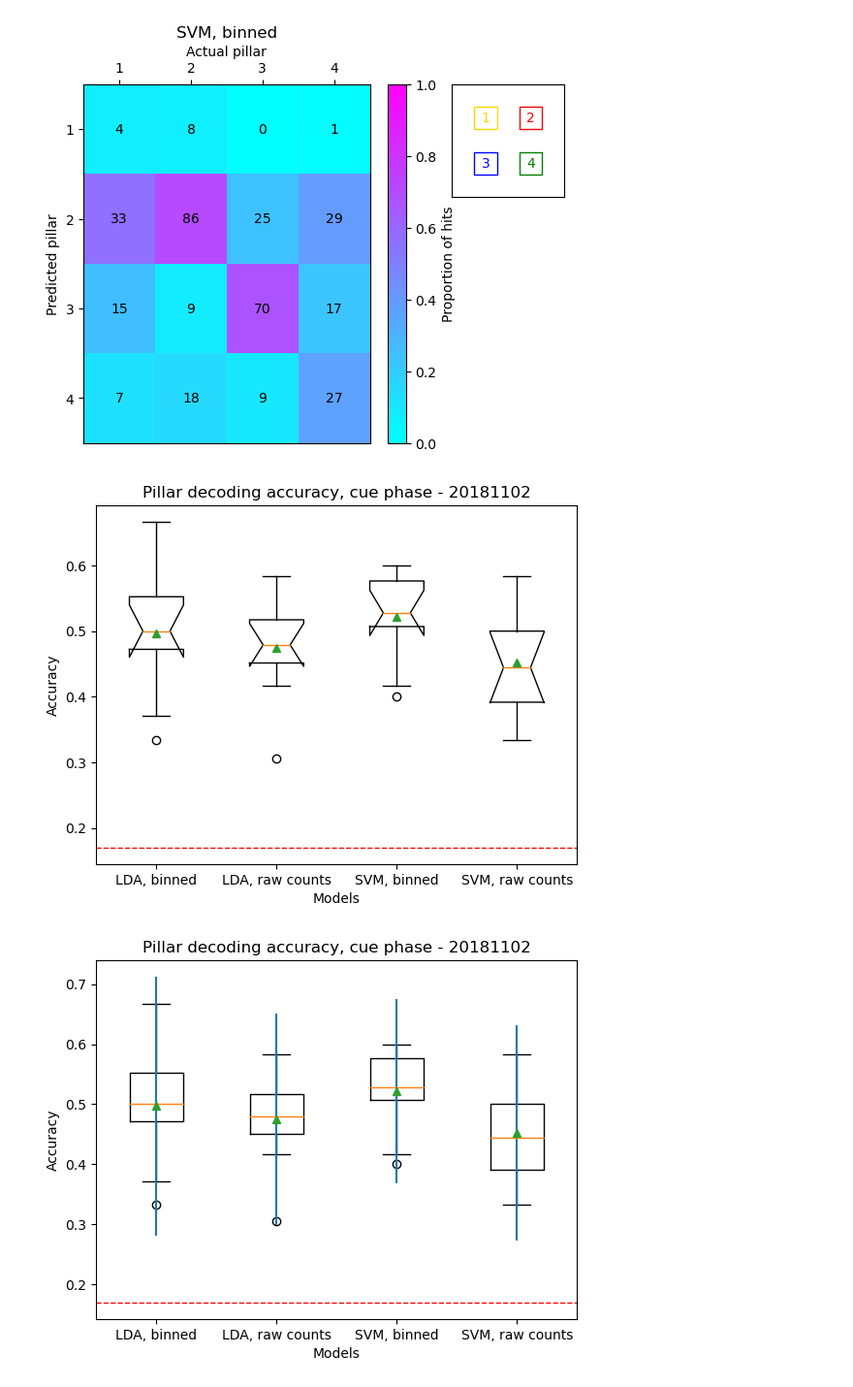
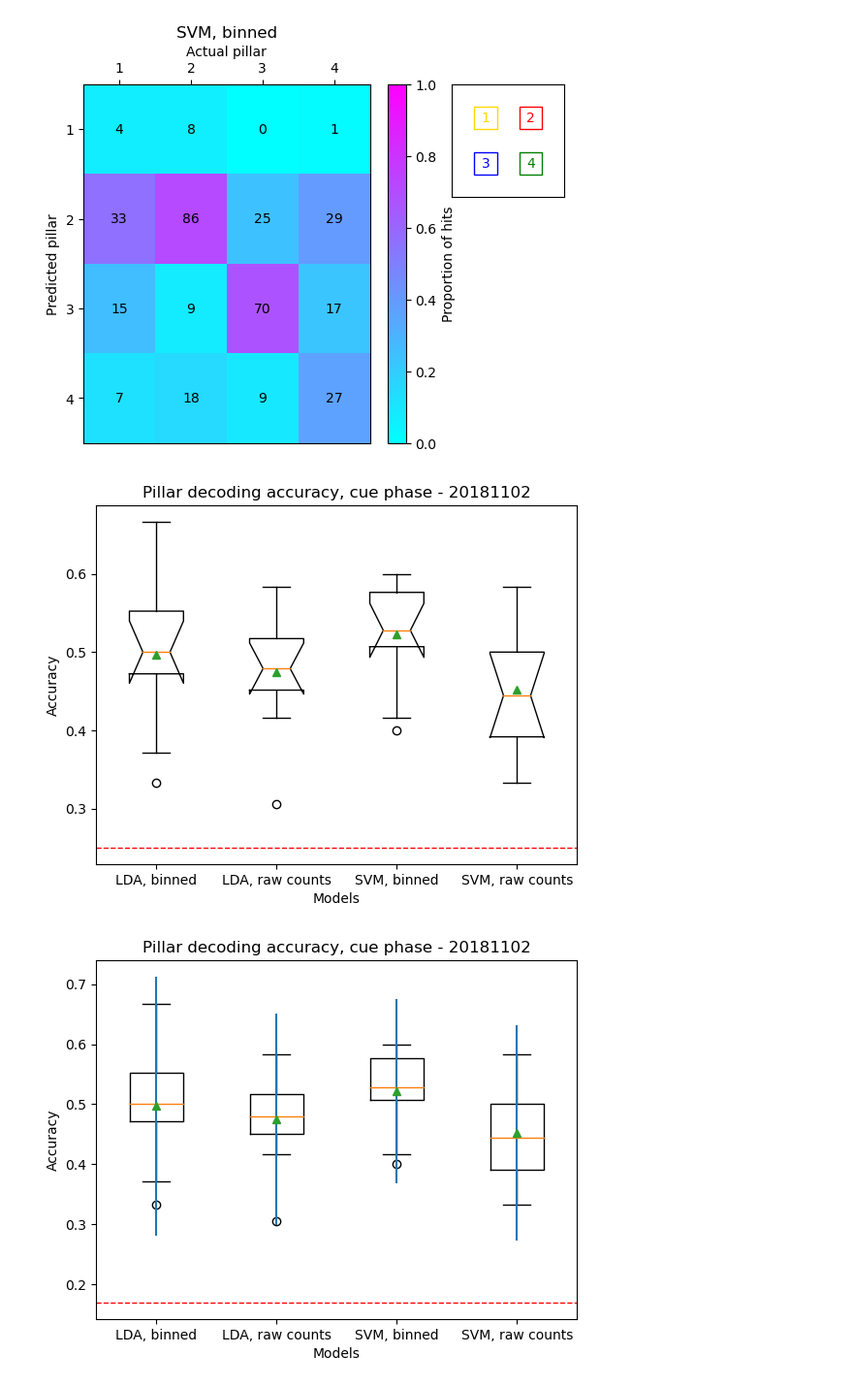
Before and after one commit to josephchengyx/Hippocampus_Decoding, a Jupyter notebook: pillar_decoding.ipynb, the cells around one changed output. Shown at 97% size. Cells and saved outputs as stored; diff of their text form; code cells hidden in the pictures.

```diff
--- a/pillar_decoding.ipynb
+++ b/pillar_decoding.ipynb
@@ -311,15 +311,15 @@ Text(28, 12, '4')
 # %%
 # Plot variance in prediciton accuracy between different models
 plt.figure()
 plt.title(f'Pillar decoding accuracy, cue phase - {day_dir}')
 plt.boxplot(accuracy_dict.values(), showmeans=True, notch=True)
-plt.axhline(y=0.17, color='r', linewidth=1, linestyle='--')
+plt.axhline(y=0.25, color='r', linewidth=1, linestyle='--')
 plt.xticks(np.arange(1, len(accuracy_dict)+1), labels=accuracy_dict.keys())
 plt.xlabel('Models')
 plt.ylabel('Accuracy')
 plt.show()
 # %% [output]
-[figure, old version]
+[figure, new version]
 # %%
 # Plot variance in prediciton accuracy between different models
 from scipy import stats
```
